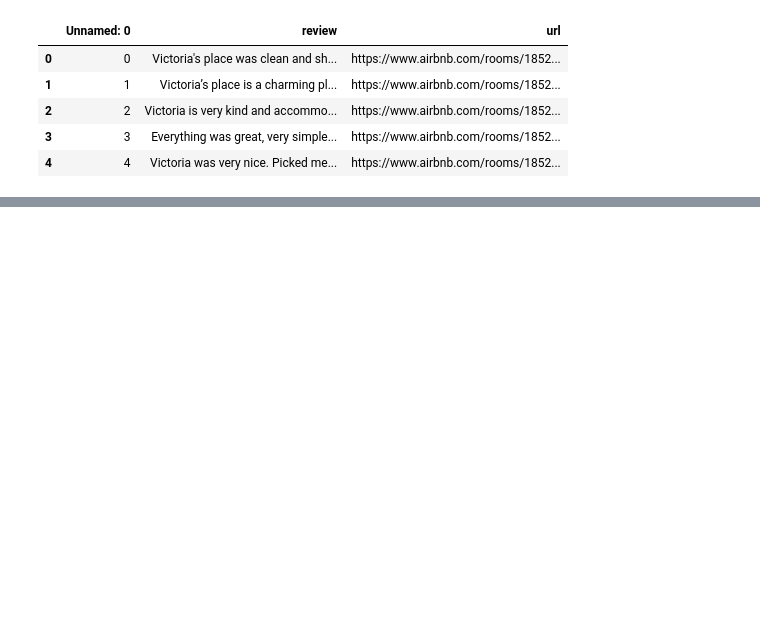
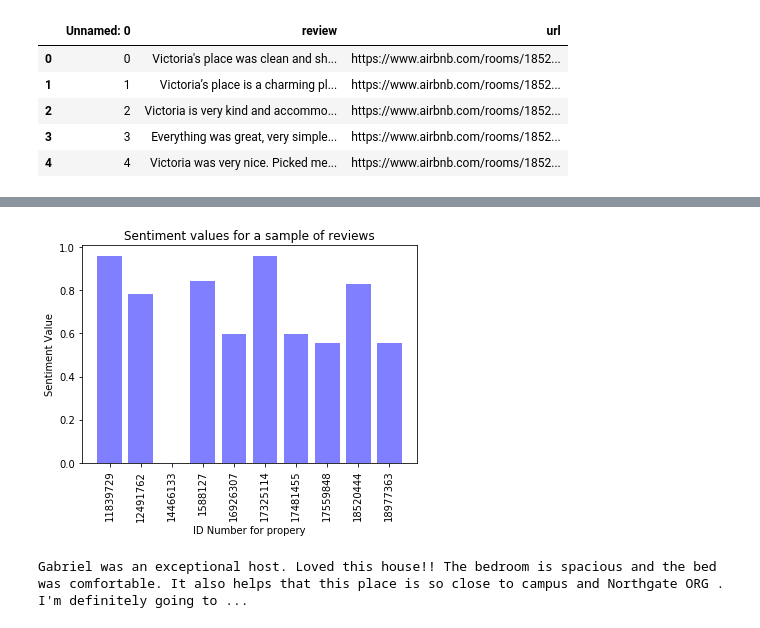
Before and after one commit to RCate/Project--One-, a Jupyter notebook: sentiment_reviews.ipynb, the cells around one changed output, grey strips where cells are left out. Drawn from its saved outputs; the diff is of its cells as text; code cells hidden in the pictures; blank space fills up the shorter version.

```diff
--- a/sentiment_reviews.ipynb
+++ b/sentiment_reviews.ipynb
@@ -68,0 +98,3 @@ df["Neg"].mean()
+# %%
+x = df.groupby(["ID"])['Compound'].mean()
+type(x)
@@ -68,0 +103,4 @@ df["Neg"].mean()
+# %%
+values = x.to_frame()
+values =values.reset_index()
+values
@@ -68,0 +119,26 @@ df["Neg"].mean()
+# %%
+id_num = values["ID"]
+x_axis = np.arange(len(id_num))
+y_axis = values["Compound"]
+plt.bar(x_axis, y_axis, color='b', alpha=0.5, align="center")
+
+# Tell matplotlib where we would like to place each of our x axis headers
+tick_locations = [value for value in x_axis]
+plt.xticks(tick_locations, id_num, rotation='vertical')
+
+# plt.xticks(x, labels, rotation='vertical')
+
+# # # Sets the x limits of the current chart
+# plt.xlim(-0.75, len(x_axis)-0.25)
+
+# # # Sets the y limits of the current chart
+# plt.ylim(0, max(bars_in_cities)+1)
+
+# # Give our chart some labels and a tile
+plt.title("Sentiment values for a sample of reviews")
+plt.xlabel("ID Number for propery")
+plt.ylabel("Sentiment Value")
+
+plt.savefig('sentiment_reviews_bar.png')
+# %% [output]
+[figure, added]
@@ -68,0 +149,10 @@ df["Neg"].mean()
+# %%
+text = review[15]
+
+nlp = spacy.load('en_core_web_sm')
+doc = nlp(text)
+
+html = displacy.render(doc, style='ent')
+display(HTML(html))
+# %% [output]
+Gabriel was an exceptional host. Loved this house!! The bedroom is spacious and the bed was comfortable. It also helps that this place is so close to campus and Northgate ORG . I'm definitely going to ...
```
Also changed, not shown: parts of 8 cells of this notebook, 1 other file.
